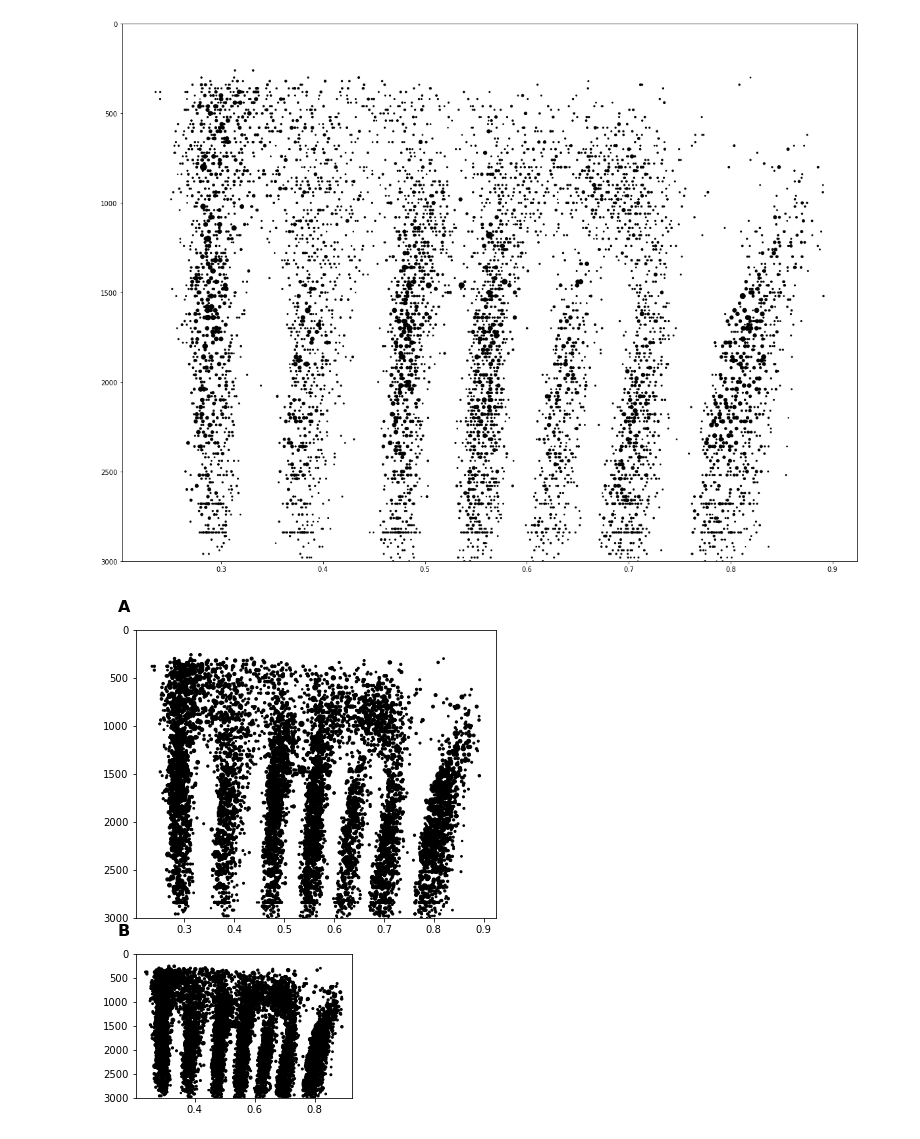
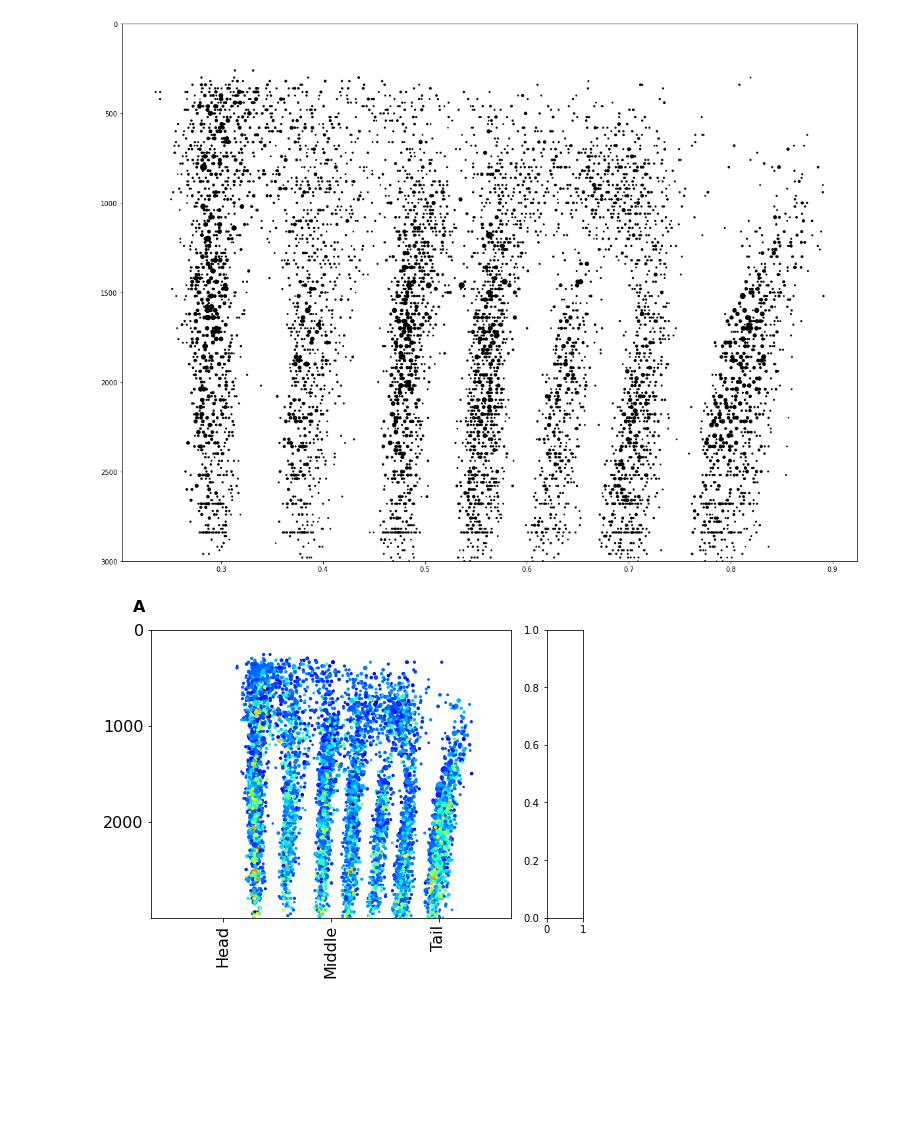
Before and after one commit to ucbmcb288/mcb288, a Jupyter notebook: Transcription/MCB288_Transcription_Part3.ipynb, the cells around one changed output. Drawn from its saved outputs; the diff is of its cells as text; code cells hidden in the pictures; blank space fills up the shorter version.

```diff
--- a/Transcription/MCB288_Transcription_Part3.ipynb
+++ b/Transcription/MCB288_Transcription_Part3.ipynb
@@ -442,7 +705,7 @@ for i, burst in enumerate(burst_nnlss):
     hmm_out[i] = hmm.predict(burst, algorithm='viterbi')[1:]
     hmm_pred[i] = np.convolve(hmm_out[i],polymerase_loading_rate * np.ones(polymerase_transit_time))[0:len(hmm_out[i])]
 # %%
-i = 3
+i = 20
 plt.plot(bursts_to_fit[i])
 plt.plot(hmm_pred[i])
 # %% [output]
@@ -523,5 +799,5 @@ Implied koff:  0.08337324219600331
 # %%
-i = 100
+i = 250
 plt.plot(bursts_to_fit[i])
 plt.plot(hmm_pred[i])
 # %% [output]
@@ -589,3 +828,8 @@ plt.scatter(x,y,s=s)
 # %% [output]
 <matplotlib.collections.PathCollection at 0x...>
 [figure]
+# %%
+a = ['A','B','C','D','E']
+
+for i,e in enumerate(a):
+    print (i,e)
@@ -591,0 +842,9 @@ plt.scatter(x,y,s=s)
+# %%
+data = []
+
+for i,burst_id in enumerate(bursts_to_fit_ids):
+    for j,t in enumerate(bpt_times):
+        data.append([burst_id,t,hmm_out[i][j],hmm_pred[i][j]])
+
+
+hmm_df = pd.DataFrame(data=data,columns=['particle_id','time','promoter_state','fluo_hmm'])
@@ -637,6 +964,7 @@ from matplotlib.backends.backend_pdf import PdfPages
 df = bursts[bursts.ons == 1]
 
 pdffile = "Figure.pdf"
+
 with PdfPages(pdffile) as pdf:
 
     figw = 8.5
@@ -645,45 +973,46 @@ with PdfPages(pdffile) as pdf:
     fig = plt.figure(figsize = (figw,figh))
 
     # place panel A centered on page left-to-right and up to 1" margin on top
     panelw = 5
     panelh = 4
 
     margin_top = 1
 
-    panelx = (figw - panelw) / 2.0
+    panelx = 1.0
     panely = figh - margin_top - panelh
 
     ax1 = fig.add_axes([panelx/figw,panely/figh,panelw/figw,panelh/figh])
-    ax1.scatter(df.ap_registered,df.time,c='black',s=df.duration)
+
     ax1.set_ylim(3000,0)
 
     labeloffset_x = .25
     labeloffset_y = .25
 
     labelx = panelx - labeloffset_x
     labely = panely + panelh + labeloffset_y
     plt.figtext(labelx/figw,labely/figh,"A", {"fontsize" : 16, "fontweight" : 'bold'})
 
+    ax1.set_xlim(0,1)
+    ax1.set_xticks([.2,.5,.8])
+    ax1.set_xticklabels(['Head',"Middle","Tail"],rotation=90,fontsize=16)
+
+    ax1.set_yticks([0,1000,2000])
+    ax1.set_yticklabels(['0','1000','2000'], fontsize=16)
 
     # place panel A centered on page left-to-right and up to 1" margin on top
-    panel2w = 3
-    panel2h = 2
 
+    panelw = .5
+    panelh = 4
 
-    panel2x = (figw - panelw) / 2.0
-    panel2y = figh - margin_top - panelh - .5 - panel2h
+    margin_top = 1
 
-    ax2 = fig.add_axes([panel2x/figw,panel2y/figh,panel2w/figw,panel2h/figh])
-    ax2.scatter(df.ap_registered,df.time,c='black',s=df.duration)
-    ax2.set_ylim(3000,0)
+    panelx = 1 + 5 + .5
+    panely = figh - margin_top - panelh
 
-    labeloffset_x = .25
-    labeloffset_y = .25
+    ax2 = fig.add_axes([panelx/figw,panely/figh,panelw/figw,panelh/figh])
 
-    label2x = panel2x - labeloffset_x
-    label2y = panel2y + panel2h + labeloffset_y
-    plt.figtext(label2x/figw,label2y/figh,"B", {"fontsize" : 16, "fontweight" : 'bold'})
+    ax1.scatter(df.ap_registered,df.time,s=df.duration,c=df.fluo,cmap='jet')
 
     pdf.savefig()
 # %% [output]
-[figure, old version]
+[figure, new version]
```
Also changed, not shown: parts of 60 cells of this notebook, 1 other file.
